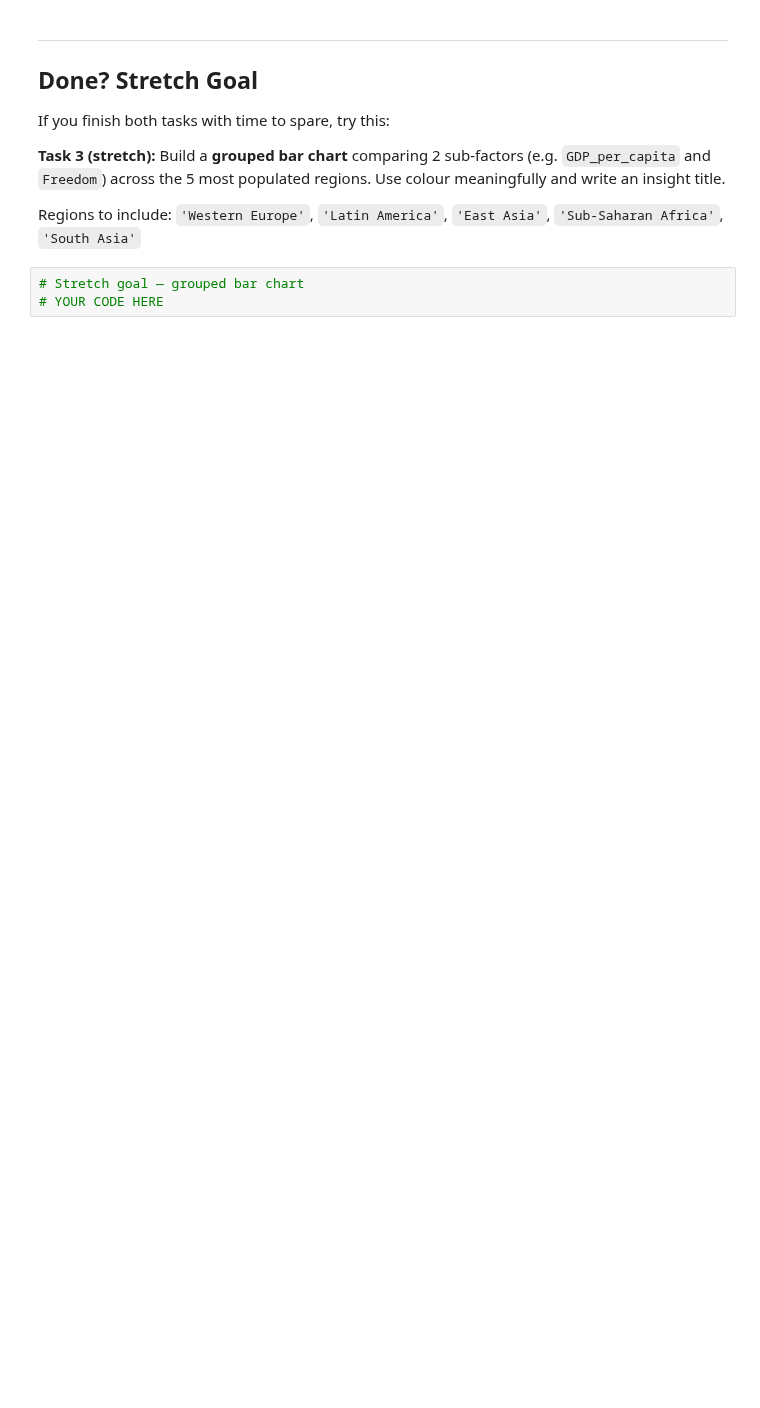
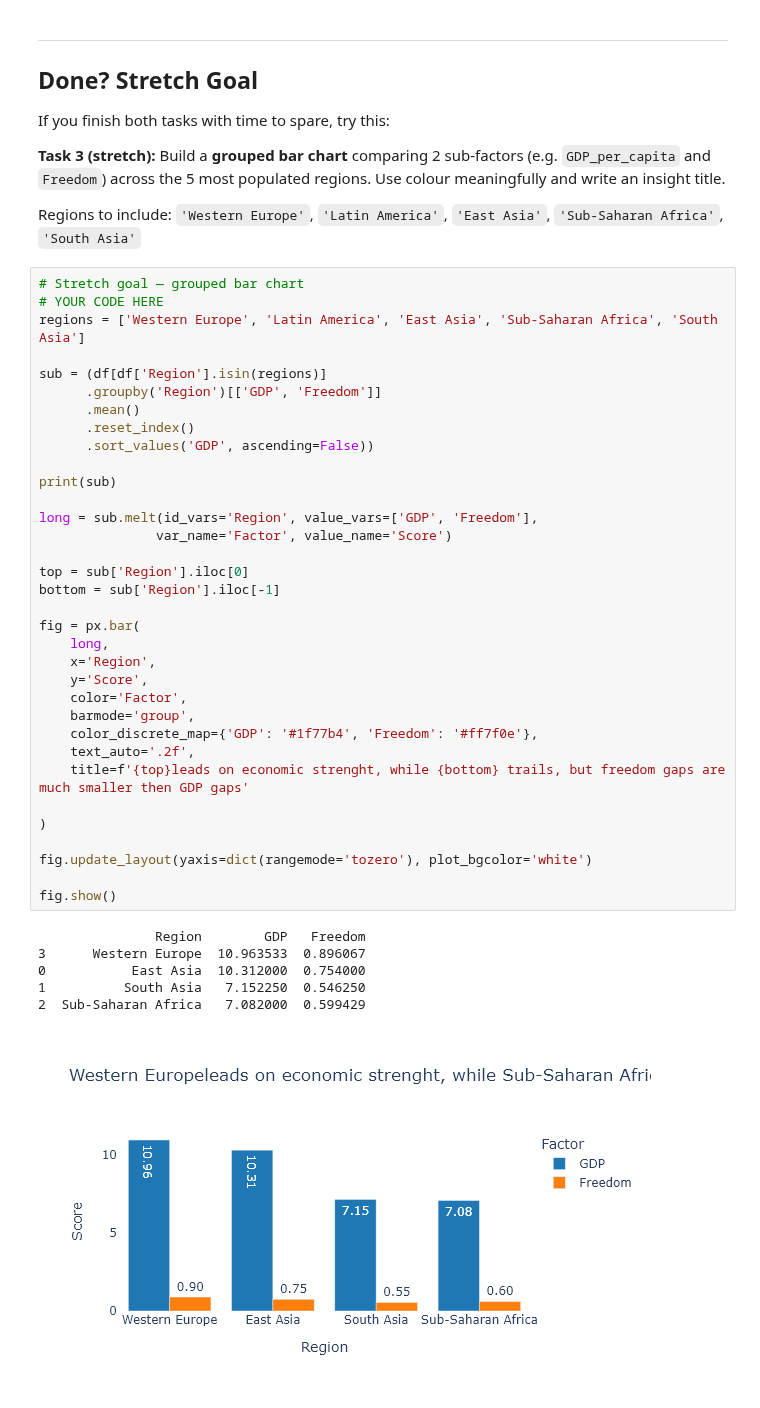
Before and after one commit to kaushikregalla95/dataviz-exercises-kaushikreddyregalla, a Jupyter notebook: week02/lecture02_exercise.ipynb, the cells around one changed output. Saved outputs shown, nothing was run; the diff lists cells and outputs as text; blank space fills up the shorter version.

```diff
--- a/week02/lecture02_exercise.ipynb
+++ b/week02/lecture02_exercise.ipynb
@@ -165,3 +194,41 @@ Regions to include: `'Western Europe'`, `'Latin America'`, `'East Asia'`, `'Sub-
 # %%
 # Stretch goal — grouped bar chart
 # YOUR CODE HERE
+regions = ['Western Europe', 'Latin America', 'East Asia', 'Sub-Saharan Africa', 'South Asia']
+
+sub = (df[df['Region'].isin(regions)]
+      .groupby('Region')[['GDP', 'Freedom']]
+      .mean()
+      .reset_index()
+      .sort_values('GDP', ascending=False))
+
+print(sub)
+
+long = sub.melt(id_vars='Region', value_vars=['GDP', 'Freedom'],
+               var_name='Factor', value_name='Score')
+
+top = sub['Region'].iloc[0]
+bottom = sub['Region'].iloc[-1]
+
+fig = px.bar(
+    long,
+    x='Region',
+    y='Score',
+    color='Factor',
+    barmode='group',
+    color_discrete_map={'GDP': '#1f77b4', 'Freedom': '#ff7f0e'},
+    text_auto='.2f',
+    title=f'{top}leads on economic strenght, while {bottom} trails, but freedom gaps are much smaller then GDP gaps'
+
+)
+
+fig.update_layout(yaxis=dict(rangemode='tozero'), plot_bgcolor='white')
+
+fig.show()
+# %% [output]
+               Region        GDP   Freedom
+3      Western Europe  10.963533  0.896067
+0           East Asia  10.312000  0.754000
+1          South Asia   7.152250  0.546250
+2  Sub-Saharan Africa   7.082000  0.599429
+[figure, added]
```
Also changed, not shown: parts of 2 cells of this notebook.
